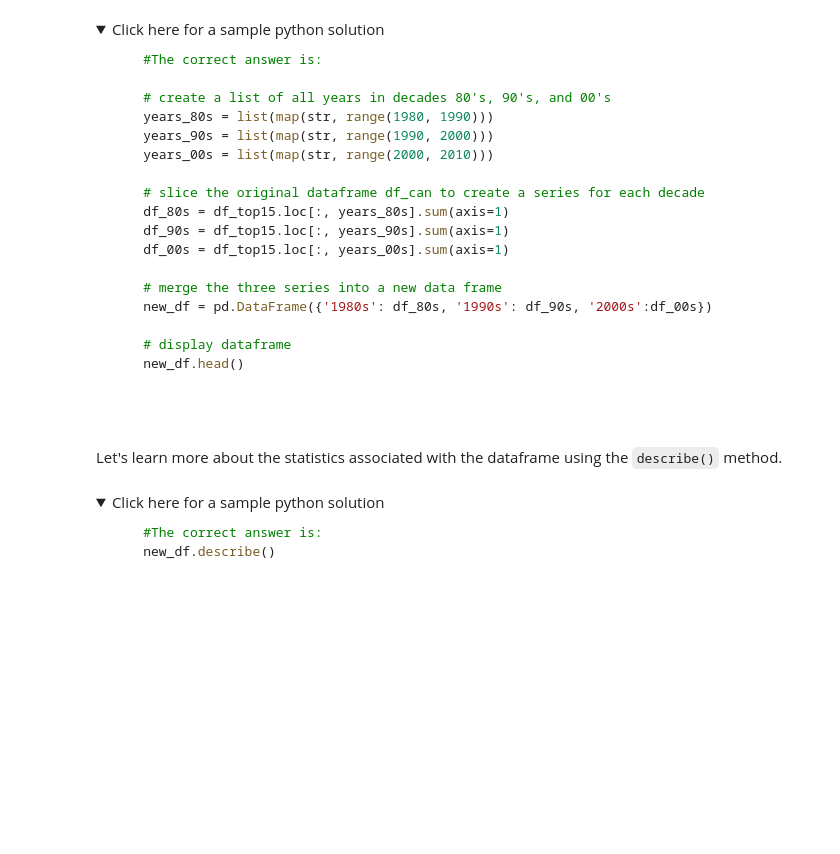
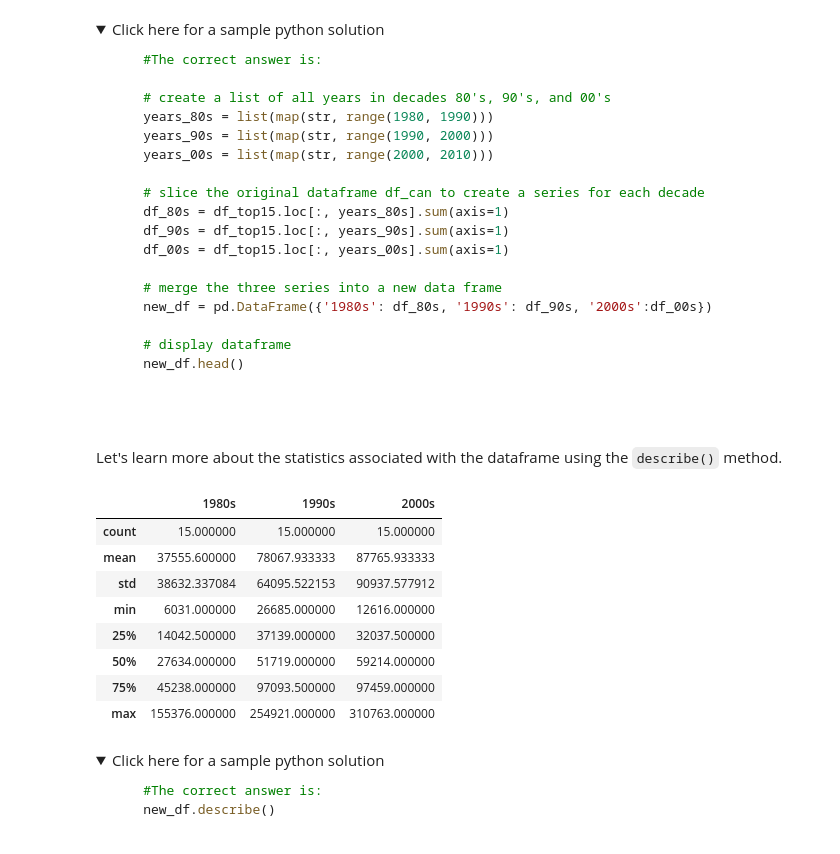
Before and after one commit to darwin-garcia/IBM-Data-Science, a Jupyter notebook: Modue 8/DV0101EN-Exercise-Pie-Charts-Box-Plots-Scatter-Plots-and-Bubble-Plots-v2.ipynb, the cells around one changed output. Saved outputs shown, nothing was run; the diff lists cells and outputs as text; code cells hidden in the pictures; folded sections open; blank space fills up the shorter version.

```diff
--- a/Modue 8/DV0101EN-Exercise-Pie-Charts-Box-Plots-Scatter-Plots-and-Bubble-Plots-v2.ipynb
+++ b/Modue 8/DV0101EN-Exercise-Pie-Charts-Box-Plots-Scatter-Plots-and-Bubble-Plots-v2.ipynb
@@ -511,6 +566,17 @@ Step 2: Create a new dataframe which contains the aggregate for each decade. One
 Let's learn more about the statistics associated with the dataframe using the `describe()` method.
 # %%
 ### type your answer here
+neo_df2.describe()
+# %% [output]
+|  | 1980s | 1990s | 2000s |
+| count | 15.000000 | 15.000000 | 15.000000 |
+| mean | 37555.600000 | 78067.933333 | 87765.933333 |
+| std | 38632.337084 | 64095.522153 | 90937.577912 |
+| min | 6031.000000 | 26685.000000 | 12616.000000 |
+| 25% | 14042.500000 | 37139.000000 | 32037.500000 |
+| 50% | 27634.000000 | 51719.000000 | 59214.000000 |
+| 75% | 45238.000000 | 97093.500000 | 97459.000000 |
+| max | 155376.000000 | 254921.000000 | 310763.000000 |
 # %% [markdown]
 <details><summary>Click here for a sample python solution</summary>
 
```
Also changed, not shown: parts of 6 cells of this notebook.
